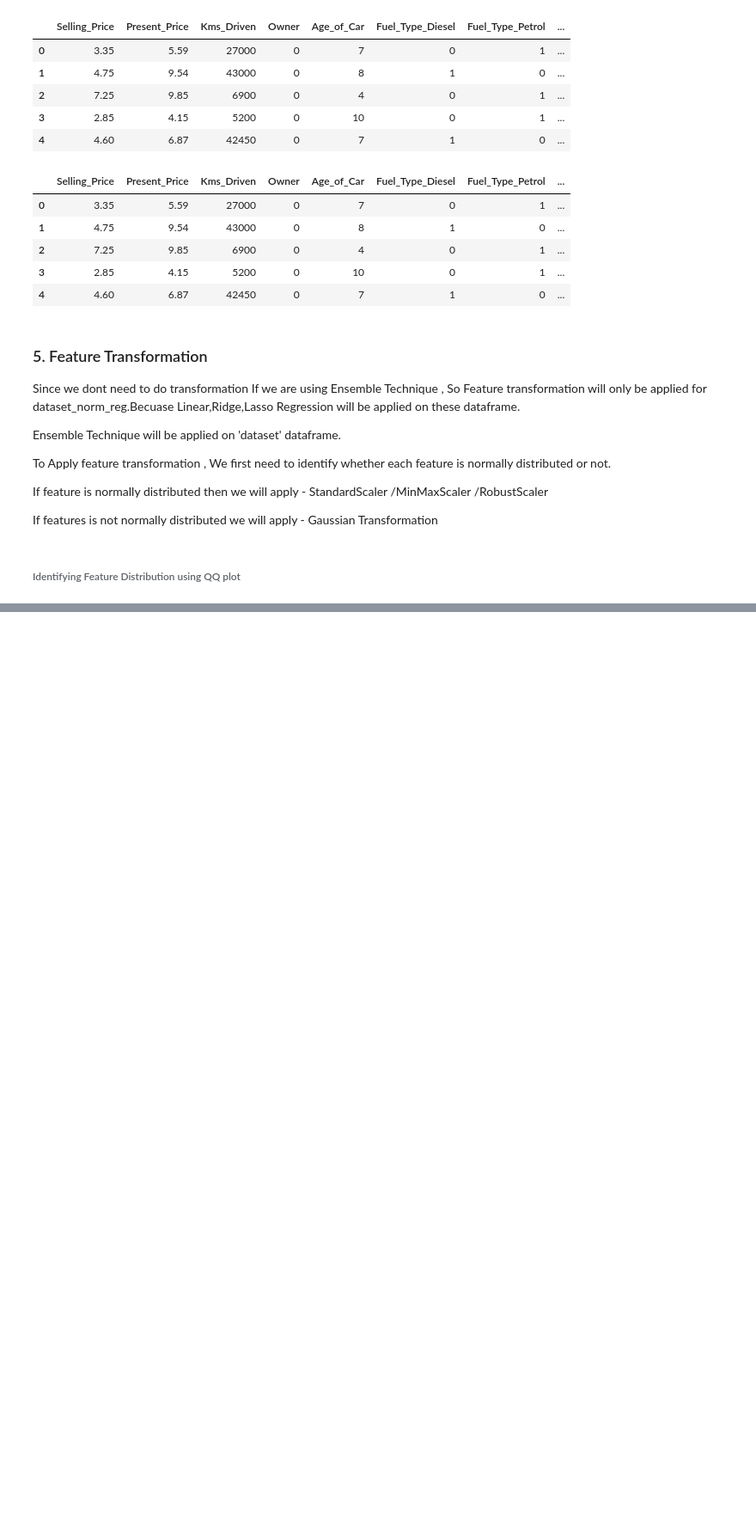
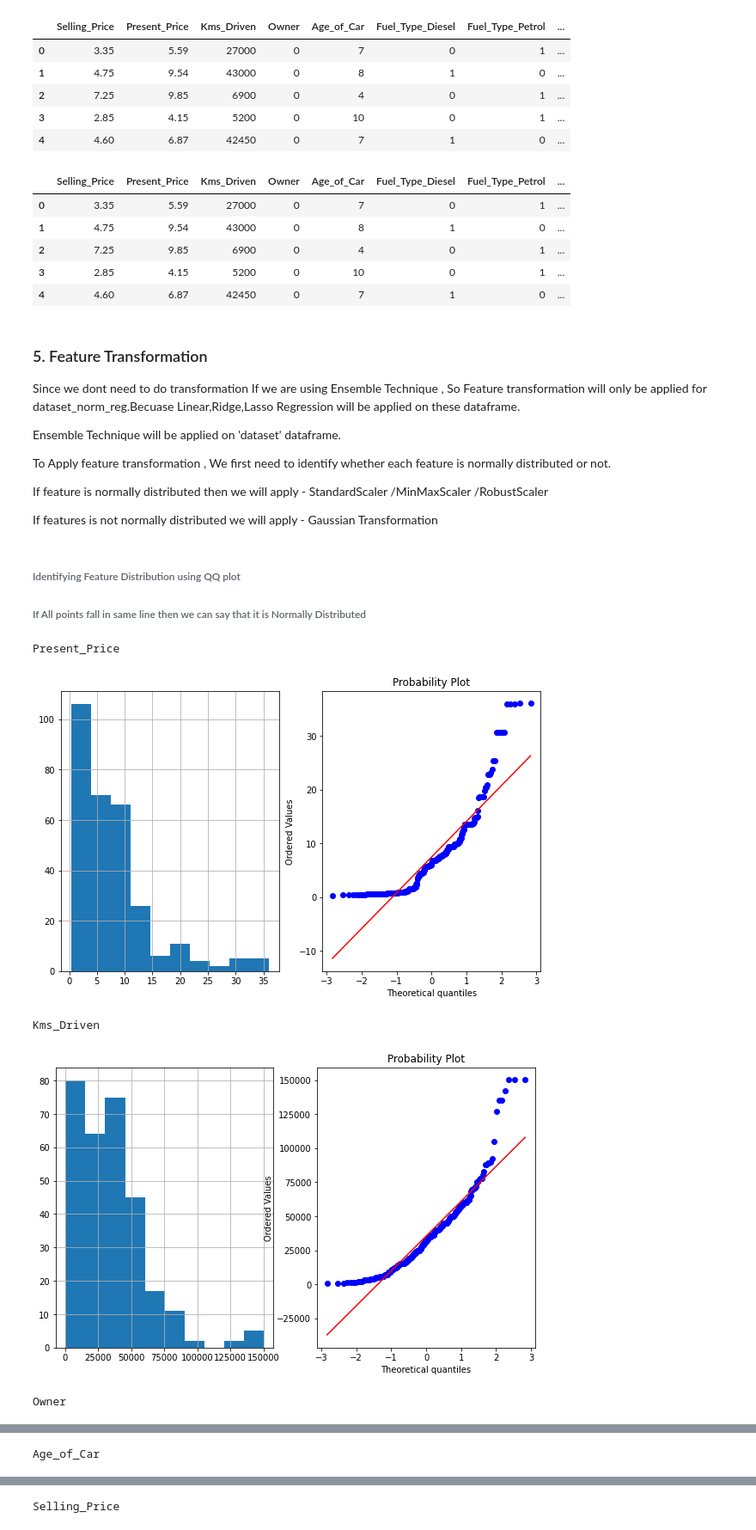
Before and after one commit to LuckyRathod/Data-Science-Projects, a Jupyter notebook: 2.Car Selling Price Prediction/car_price_prediction.ipynb, the cells around one changed output, grey strips where cells are left out. Shown at 86% size. Cells and saved outputs as stored; diff of their text form; code cells hidden in the pictures; blank space fills up the shorter version.

```diff
--- a/2.Car Selling Price Prediction/car_price_prediction.ipynb
+++ b/2.Car Selling Price Prediction/car_price_prediction.ipynb
@@ -606,3 +627,26 @@ If feature is normally distributed then we will apply - StandardScaler /MinMaxSc
 If features is not normally distributed we will apply - Gaussian Transformation
 # %% [markdown]
 ###### Identifying Feature Distribution using QQ plot
+
+###### If All points fall in same line then we can say that it is Normally Distributed
+# %%
+import scipy.stats as stat
+import pylab
+def plot_data(df,features):
+  for feature in features:
+    print(feature , '\n')
+    plt.figure(figsize=(10,6))
+    plt.subplot(1,2,1)
+    df[feature].hist()
+    plt.subplot(1,2,2)
+    stat.probplot(df[feature],dist='norm',plot=pylab)
+    plt.show()
+    print('\n')
+
+plot_data(dataset_norm_reg,['Present_Price','Kms_Driven','Owner','Age_of_Car','Selling_Price'])
+# %% [output]
+Present_Price
+[figure, added]
+Kms_Driven
+[figure, added]
+Owner
@@ -608,0 +654 @@ If features is not normally distributed we will apply - Gaussian Transformation
+Age_of_Car
@@ -608,0 +656 @@ If features is not normally distributed we will apply - Gaussian Transformation
+Selling_Price
```
Also changed, not shown: parts of 46 cells of this notebook.
